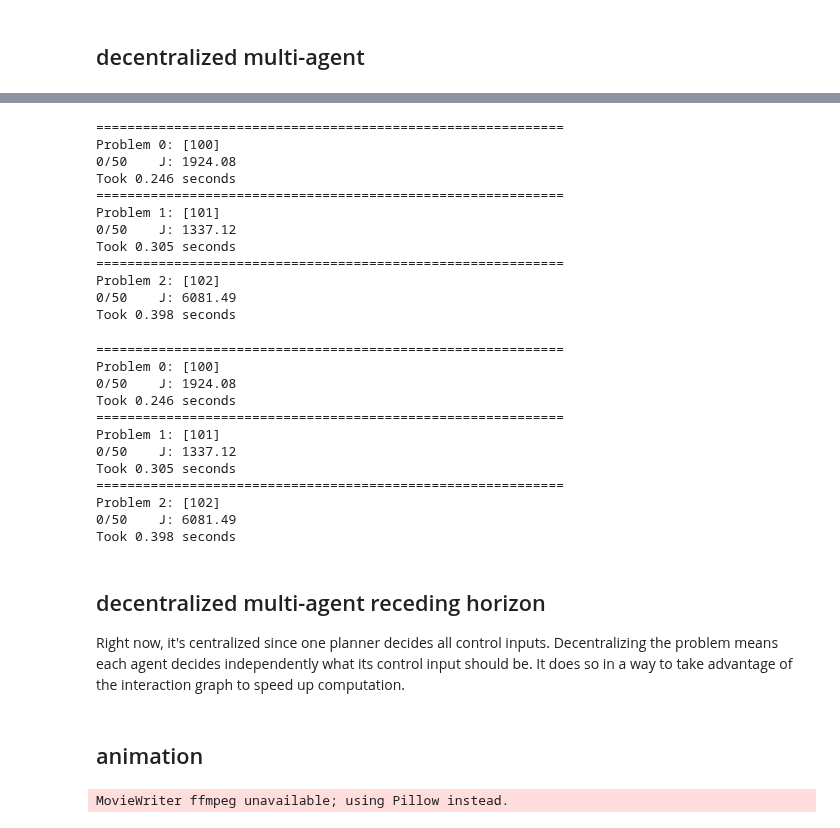
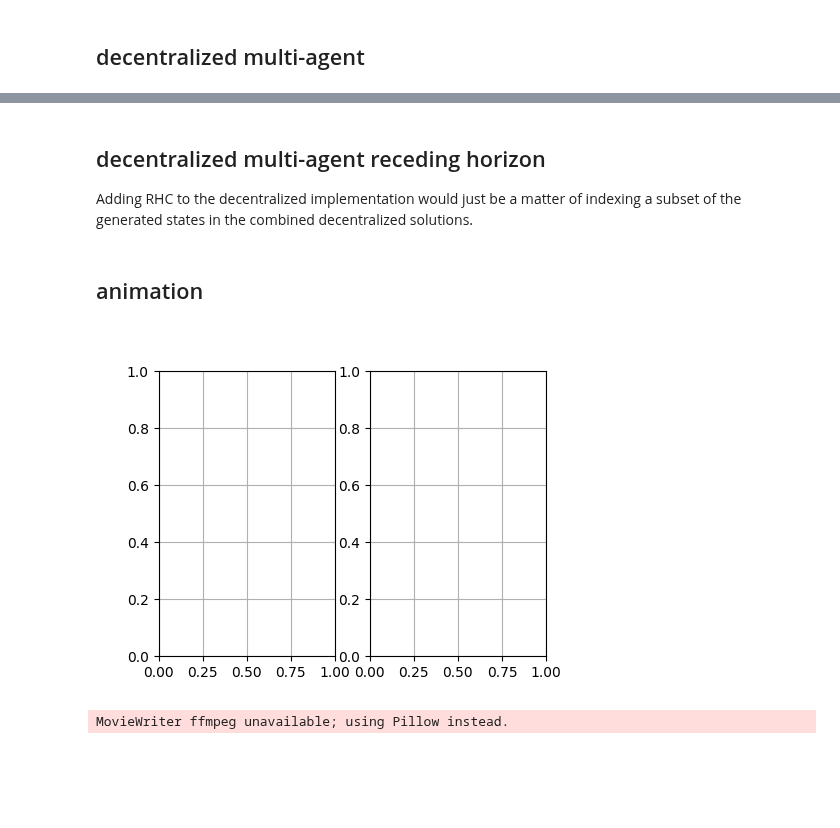
Before and after one commit to labicon/dp-ilqr, a Jupyter notebook: notebooks/main.ipynb, the cells around one changed output, grey strips where cells are left out. Drawn from its saved outputs; the diff is of its cells as text; code cells hidden in the pictures; blank space fills up the shorter version.

```diff
--- a/notebooks/main.ipynb
+++ b/notebooks/main.ipynb
@@ -364,64 +347,0 @@ ilqrProblem(
-# %%
-plt.clf()
-pocketknives.set_bounds(X[:,pos_mask(x_dims)].reshape(-1,2))
-
-x0_split = dec.split_graph(x0.T, x_dims, graph)
-U_split = dec.split_graph(U, u_dims, graph)
-x_goal_agents = split_agents(x_goal.T, x_dims)
-X_full = torch.zeros((N+1, n_agents*n_states))
-U_full = torch.zeros((N, n_agents*n_controls))
-
-for i, (subproblem, x0i, Ui, id_, x_goal_i) in enumerate(
-    zip(prob.split(graph), x0_split, U_split, ids, x_goal_agents)
-):
-    Xi_agent, Ui_agent = solve_subproblem(subproblem, x0i, Ui, id_)
-    X_full[:,i*n_states:(i+1)*n_states] = Xi_agent
-    U_full[:,i*n_controls:(i+1)*n_controls] = Ui_agent
-
-    plot_solve(Xi_agent, Ji, x_goal_i.numpy(), [n_states])
-    fig.canvas.draw()
-# %% [output]
-============================================================
-Problem 0: [100]
-0/50    J: 1924.08
-Took 0.246 seconds
-============================================================
-Problem 1: [101]
-0/50    J: 1337.12
-Took 0.305 seconds
-============================================================
-Problem 2: [102]
-0/50    J: 6081.49
-Took 0.398 seconds
-# %%
-plt.clf()
-pocketknives.set_bounds(X[:,pos_mask(x_dims)].reshape(-1,2))
-
-x0_split = dec.split_graph(x0.T, x_dims, graph)
-U_split = dec.split_graph(U, u_dims, graph)
-x_goal_agents = split_agents(x_goal.T, x_dims)
-X_full = torch.zeros((N+1, n_agents*n_states))
-U_full = torch.zeros((N, n_agents*n_controls))
-
-for i, (subproblem, x0i, Ui, id_, x_goal_i) in enumerate(
-    zip(prob.split(graph), x0_split, U_split, ids, x_goal_agents)
-):
-    Xi_agent, Ui_agent = solve_subproblem(subproblem, x0i, Ui, id_)
-    X_full[:,i*n_states:(i+1)*n_states] = Xi_agent
-    U_full[:,i*n_controls:(i+1)*n_controls] = Ui_agent
-
-    plot_solve(Xi_agent, Ji, x_goal_i.numpy(), [n_states])
-    fig.canvas.draw()
-# %% [output]
-============================================================
-Problem 0: [100]
-0/50    J: 1924.08
-Took 0.246 seconds
-============================================================
-Problem 1: [101]
-0/50    J: 1337.12
-Took 0.305 seconds
-============================================================
-Problem 2: [102]
-0/50    J: 6081.49
-Took 0.398 seconds
@@ -428,6 +350,10 @@ Took 0.398 seconds
 # %% [markdown]
 ## decentralized multi-agent receding horizon
-Right now, it's centralized since one planner decides all control inputs. Decentralizing the problem means each agent decides independently what its control input should be. It does so in a way to take advantage of the interaction graph to speed up computation.
+Adding RHC to the decentralized implementation would just be a matter of indexing a subset of the generated states in the combined decentralized solutions.
 # %% [markdown]
 ## animation
+# %%
+_, axes = plt.subplots(1, 2, figsize=(5.0, 3.7))
+# %% [output]
+[figure, added]
 # %%
```
Also changed, not shown: parts of 14 cells of this notebook, 6 other files.
